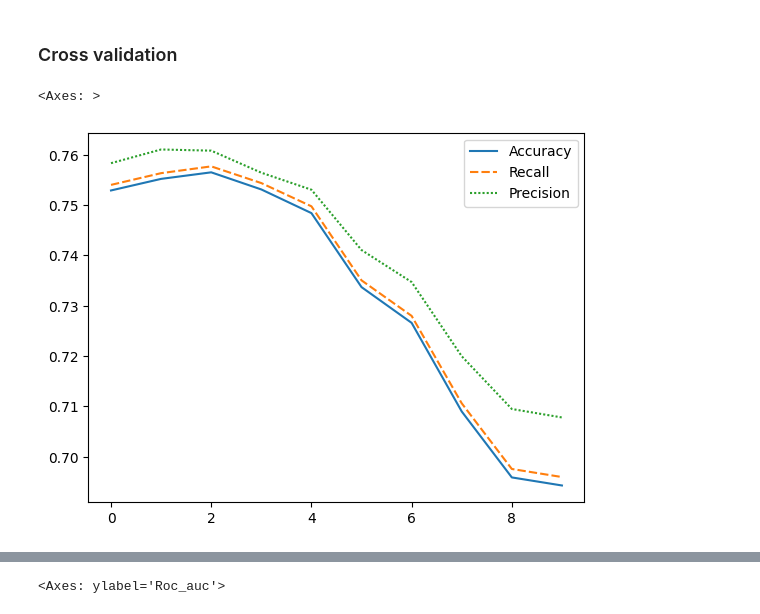
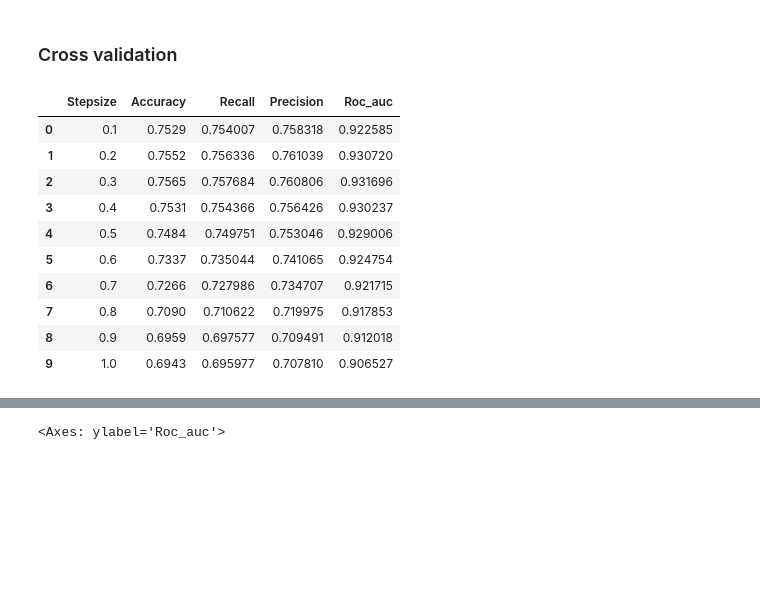
Before and after one commit to julielhagen/Clothing_classification-, a Jupyter notebook: NaiveBayes.ipynb, the cells around one changed output, grey strips where cells are left out. Drawn from its saved outputs; the diff is of its cells as text; code cells hidden in the pictures; blank space fills up the shorter version.

```diff
--- a/NaiveBayes.ipynb
+++ b/NaiveBayes.ipynb
@@ -219,5 +219,14 @@ scores_kde = cross_validate(classifiers_kde, X_train_transformed, y_train)
-# %%
-sns.lineplot(scores_hist[['Accuracy', 'Recall', 'Precision']])
-# %% [output]
-<Axes: >
-[figure, removed]
+# %%
+scores_hist
+# %% [output]
+|  | Stepsize | Accuracy | Recall | Precision | Roc_auc |
+| 0 | 0.1 | 0.7529 | 0.754007 | 0.758318 | 0.922585 |
+| 1 | 0.2 | 0.7552 | 0.756336 | 0.761039 | 0.930720 |
+| 2 | 0.3 | 0.7565 | 0.757684 | 0.760806 | 0.931696 |
+| 3 | 0.4 | 0.7531 | 0.754366 | 0.756426 | 0.930237 |
+| 4 | 0.5 | 0.7484 | 0.749751 | 0.753046 | 0.929006 |
+| 5 | 0.6 | 0.7337 | 0.735044 | 0.741065 | 0.924754 |
+| 6 | 0.7 | 0.7266 | 0.727986 | 0.734707 | 0.921715 |
+| 7 | 0.8 | 0.7090 | 0.710622 | 0.719975 | 0.917853 |
+| 8 | 0.9 | 0.6959 | 0.697577 | 0.709491 | 0.912018 |
+| 9 | 1.0 | 0.6943 | 0.695977 | 0.707810 | 0.906527 |
```
Also changed, not shown: parts of 7 cells of this notebook.
